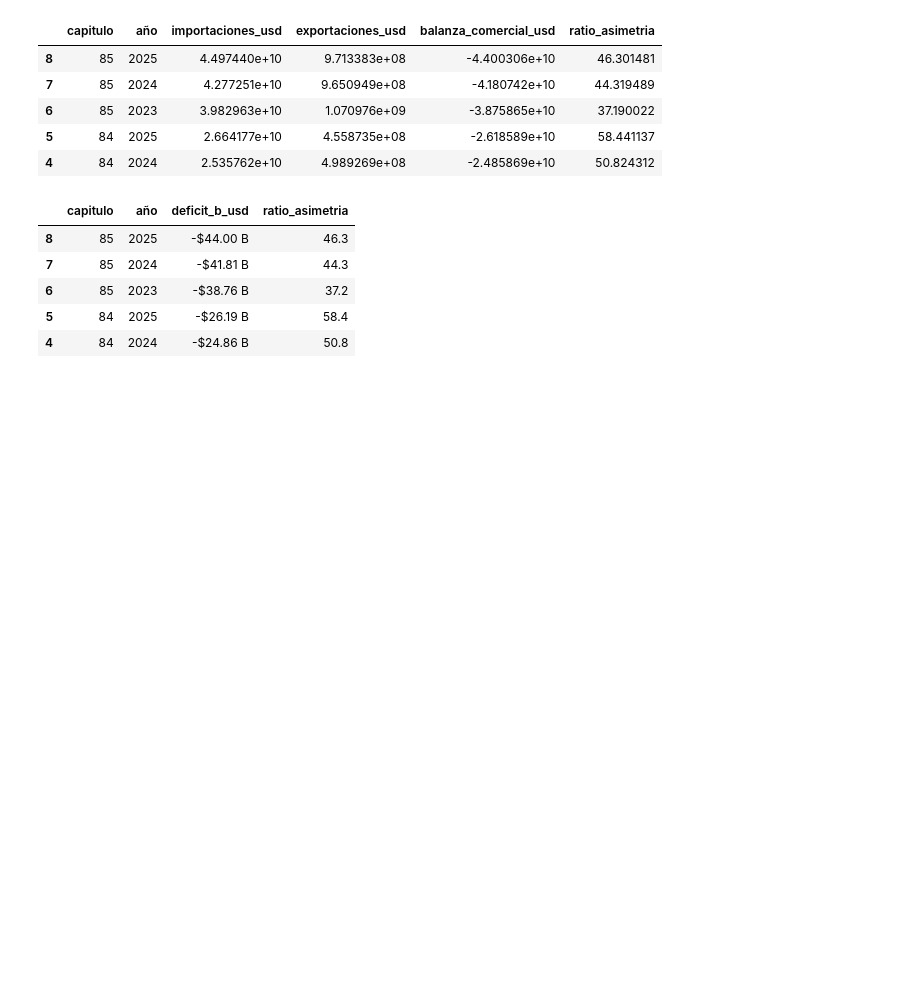
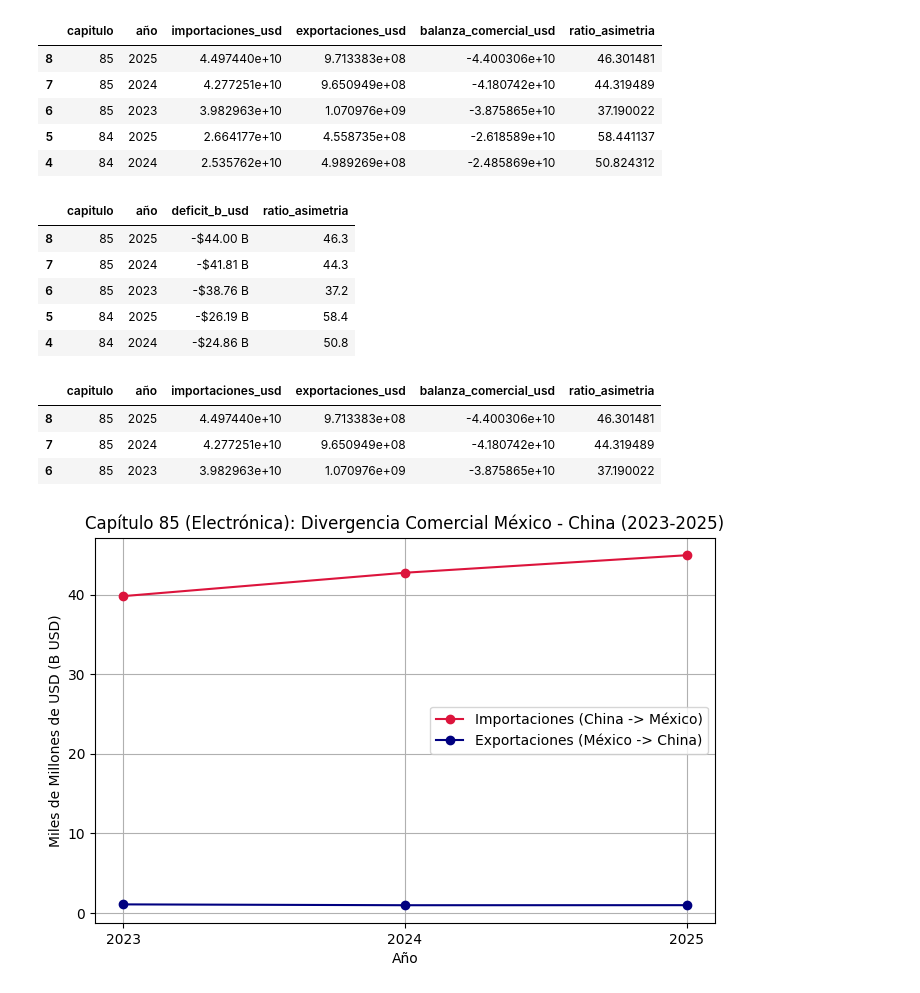
Before and after one commit to luisferdm6/03-china-mexico-trade-audit, a Jupyter notebook: 01_auditoria_asimetrias_china_mexico.ipynb, the cells around one changed output. Drawn from its saved outputs; the diff is of its cells as text; code cells hidden in the pictures; blank space fills up the shorter version.

Commit message:
feat(viz): trazar divergencia comercial en electronica y calibrar marcas del eje x

```diff
--- a/01_auditoria_asimetrias_china_mexico.ipynb
+++ b/01_auditoria_asimetrias_china_mexico.ipynb
@@ -170,3 +170,29 @@ df_reporte[['capitulo', 'año', 'deficit_b_usd', 'ratio_asimetria']].head()
 | 6 | 85 | 2023 | -$38.76 B | 37.2 |
 | 5 | 84 | 2025 | -$26.19 B | 58.4 |
 | 4 | 84 | 2024 | -$24.86 B | 50.8 |
+# %%
+import matplotlib.pyplot as plt
+
+df_cap85 = balanza_anual[balanza_anual['capitulo'] == 85]
+
+df_cap85
+# %% [output]
+|  | capitulo | año | importaciones_usd | exportaciones_usd | balanza_comercial_usd | ratio_asimetria |
+| 8 | 85 | 2025 | 4.497440e+10 | 9.713383e+08 | -4.400306e+10 | 46.301481 |
+| 7 | 85 | 2024 | 4.277251e+10 | 9.650949e+08 | -4.180742e+10 | 44.319489 |
+| 6 | 85 | 2023 | 3.982963e+10 | 1.070976e+09 | -3.875865e+10 | 37.190022 |
+# %%
+df_cap85 = df_cap85.sort_values(by='año')
+
+plt.figure(figsize=(8, 5))
+plt.plot(df_cap85['año'], df_cap85['importaciones_usd'] / 1e9, label= 'Importaciones (China -> México)', marker= 'o', color= 'crimson')
+plt.plot(df_cap85['año'], df_cap85['exportaciones_usd'] / 1e9, label= 'Exportaciones (México -> China)', marker= 'o', color= 'navy')
+plt.title('Capítulo 85 (Electrónica): Divergencia Comercial México - China (2023-2025)')
+plt.xlabel('Año')
+plt.ylabel('Miles de Millones de USD (B USD)')
+plt.xticks([2023, 2024, 2025])
+plt.legend()
+plt.grid(True)
+plt.show()
+# %% [output]
+[figure, added]
```
